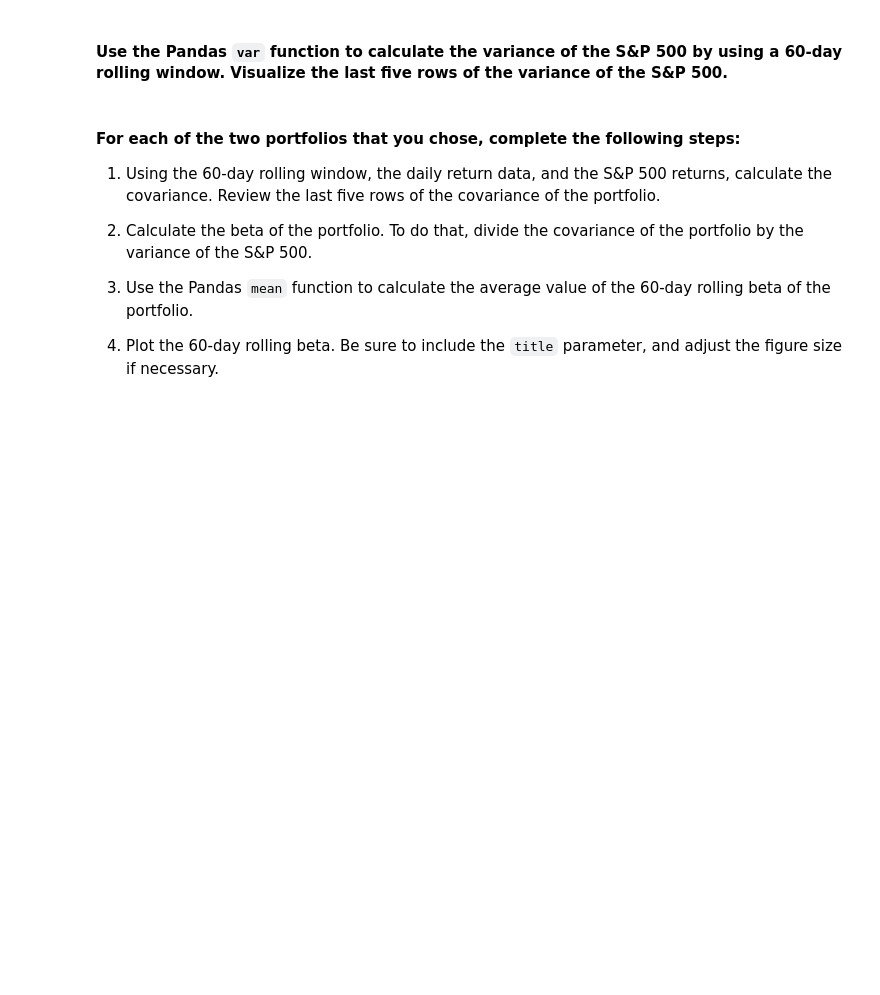
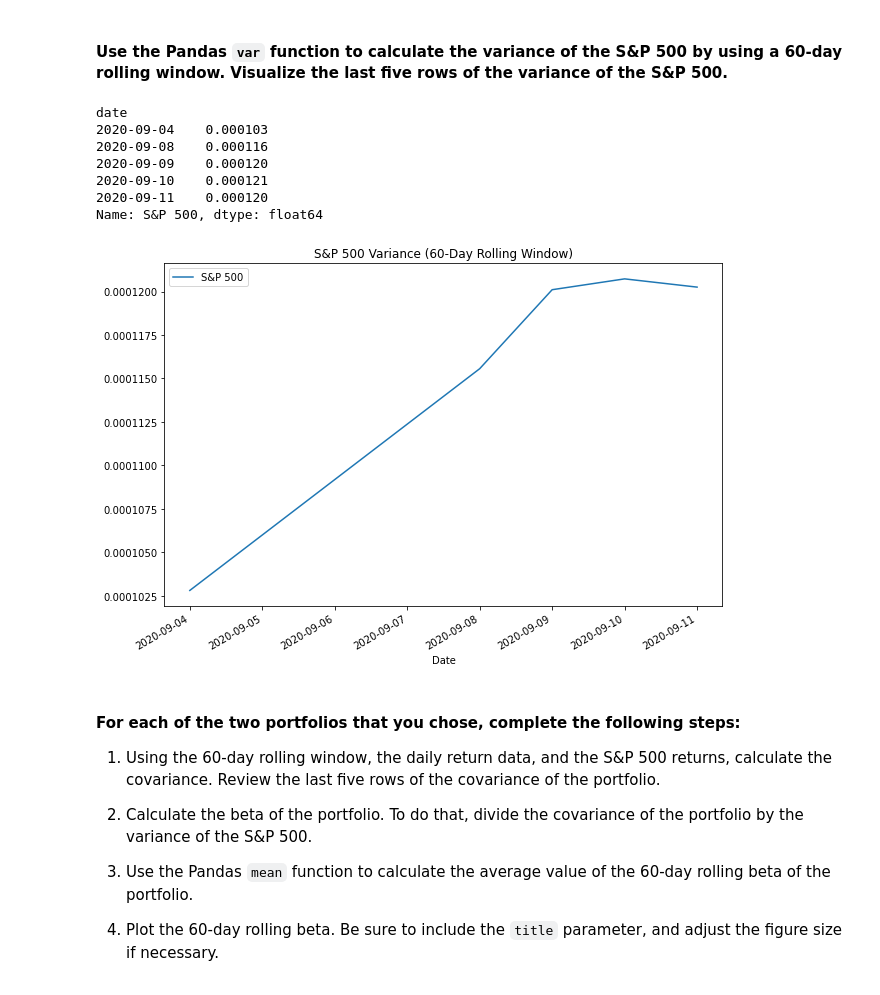
Before and after one commit to douglasg-fintec/Portfolio_Managment, a Jupyter notebook: risk_return_analysis.ipynb, the cells around one changed output. Saved outputs shown, nothing was run; the diff lists cells and outputs as text; code cells hidden in the pictures; blank space fills up the shorter version.

```diff
--- a/risk_return_analysis.ipynb
+++ b/risk_return_analysis.ipynb
@@ -467,3 +450,29 @@ Your analysis is nearing completion. Now, you need to evaluate how the portfolio
+# %%
+# Calculate the variance of the S&P 500 using a rolling 60-day window.
+
+# Get S&P 500 dataframe
+daily_returns_spy = whale_daily_returns['S&P 500']
+
+# Calculate variance for Rolling 60 Day window
+daily_returns_spy_rolling60_var = daily_returns_spy.rolling(window=60).var()
+
+# Plot last 5 rows
+daily_returns_spy_rolling60_var.tail().plot (legend="True",
+    figsize =(10,7),
+    title ="S&P 500 Variance (60-Day Rolling Window)",
+    xlabel="Date")
+
+# Display values for last 5 rows
+display(daily_returns_spy_rolling60_var.tail())
+# %% [output]
+date
+2020-09-04    0.000103
+2020-09-08    0.000116
+2020-09-09    0.000120
+2020-09-10    0.000121
+2020-09-11    0.000120
+Name: S&P 500, dtype: float64
+[figure, added]
 # %% [markdown]
 #### For each of the two portfolios that you chose, complete the following steps:
 
```
Also changed, not shown: parts of 16 cells of this notebook.
